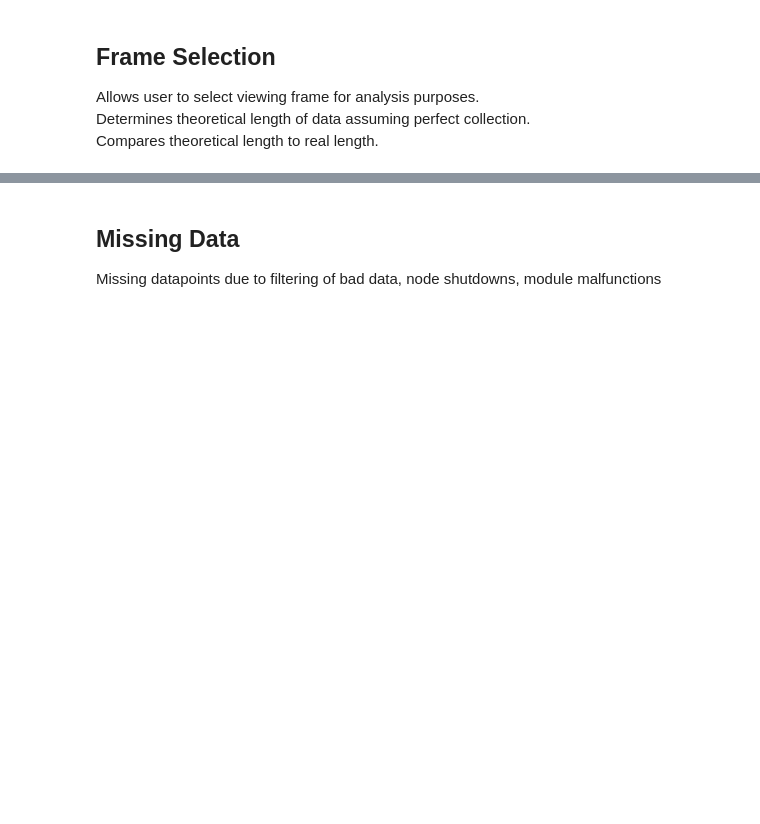
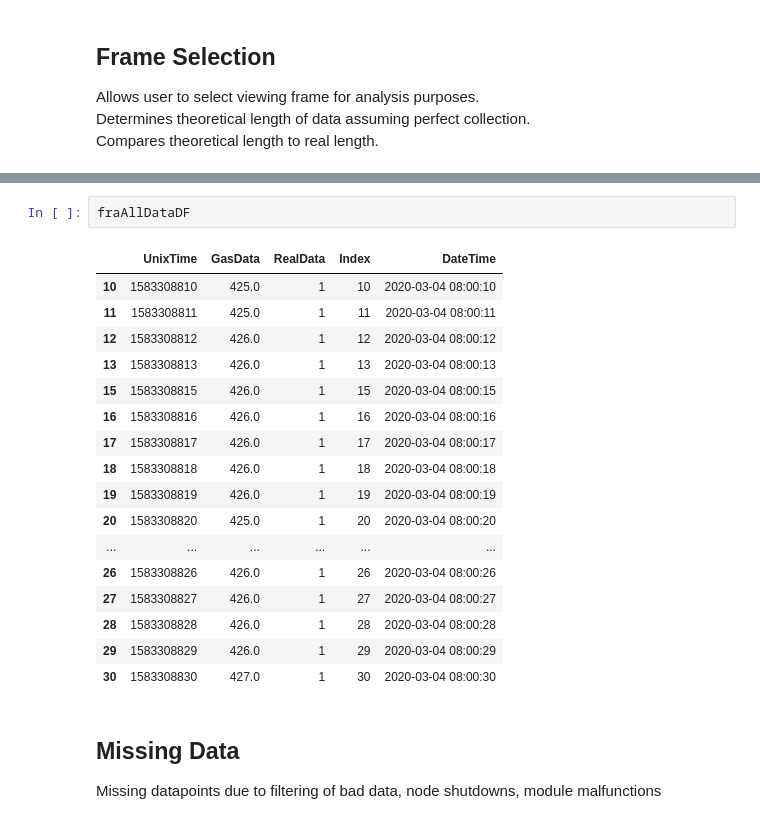
Before and after one commit to RiceAllDay22/WirelessSensorNetwork, a Jupyter notebook: Analysis/Analyzer V2.ipynb, the cells around one changed output, grey strips where cells are left out. Saved outputs shown, nothing was run; the diff lists cells and outputs as text; blank space fills up the shorter version.

```diff
--- a/Analysis/Analyzer V2.ipynb
+++ b/Analysis/Analyzer V2.ipynb
@@ -219,3 +219,23 @@ fraAllDataNP, fraAllDataDF = windowSelect(filAllDataNP, leftFrame, rightFrame)
+# %%
+fraAllDataDF
+# %% [output]
+|  | UnixTime | GasData | RealData | Index | DateTime |
+| 10 | 1583308810 | 425.0 | 1 | 10 | 2020-03-04 08:00:10 |
+| 11 | 1583308811 | 425.0 | 1 | 11 | 2020-03-04 08:00:11 |
+| 12 | 1583308812 | 426.0 | 1 | 12 | 2020-03-04 08:00:12 |
+| 13 | 1583308813 | 426.0 | 1 | 13 | 2020-03-04 08:00:13 |
+| 15 | 1583308815 | 426.0 | 1 | 15 | 2020-03-04 08:00:15 |
+| 16 | 1583308816 | 426.0 | 1 | 16 | 2020-03-04 08:00:16 |
+| 17 | 1583308817 | 426.0 | 1 | 17 | 2020-03-04 08:00:17 |
+| 18 | 1583308818 | 426.0 | 1 | 18 | 2020-03-04 08:00:18 |
+| 19 | 1583308819 | 426.0 | 1 | 19 | 2020-03-04 08:00:19 |
+| 20 | 1583308820 | 425.0 | 1 | 20 | 2020-03-04 08:00:20 |
+| ... | ... | ... | ... | ... | ... |
+| 26 | 1583308826 | 426.0 | 1 | 26 | 2020-03-04 08:00:26 |
+| 27 | 1583308827 | 426.0 | 1 | 27 | 2020-03-04 08:00:27 |
+| 28 | 1583308828 | 426.0 | 1 | 28 | 2020-03-04 08:00:28 |
+| 29 | 1583308829 | 426.0 | 1 | 29 | 2020-03-04 08:00:29 |
+| 30 | 1583308830 | 427.0 | 1 | 30 | 2020-03-04 08:00:30 |
 # %% [markdown]
 ## Missing Data
 Missing datapoints due to filtering of bad data, node shutdowns, module malfunctions
```
Also changed, not shown: parts of 11 cells of this notebook, 1 other file.
